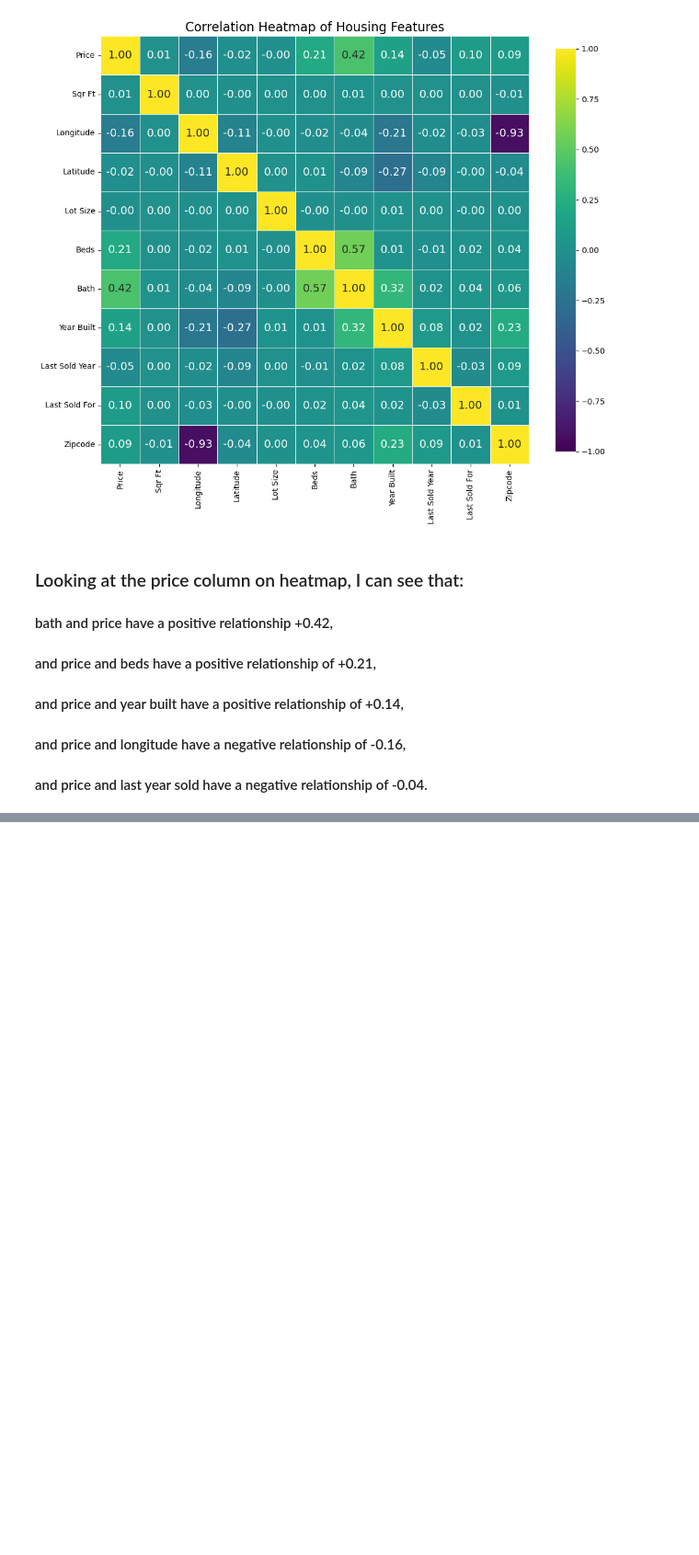
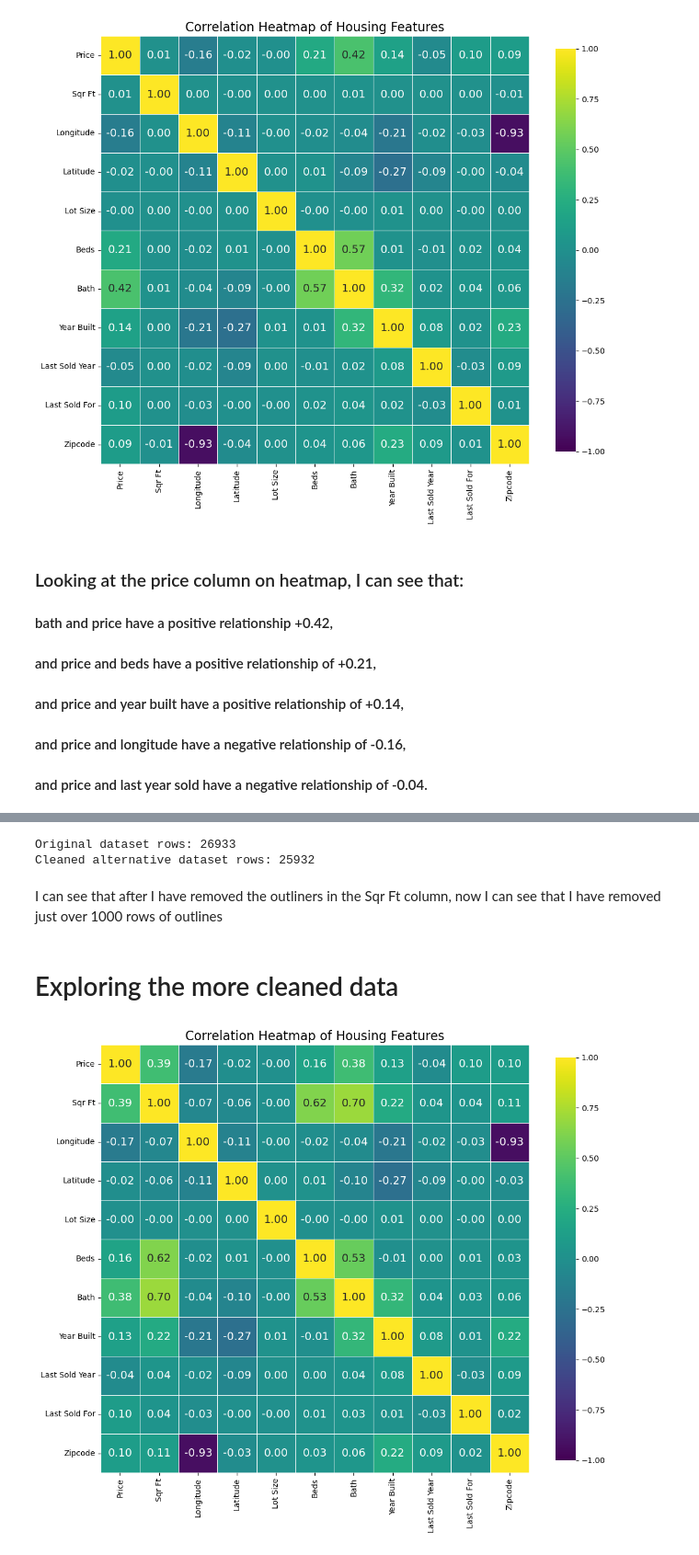
Before and after one commit to CSY2082-2425/House-Price-Prediction-Market-Segmentation, a Jupyter notebook: As1mainAssignment.ipynb, the cells around one changed output, grey strips where cells are left out. Shown at 92% size. Saved outputs shown, nothing was run; the diff lists cells and outputs as text; code cells hidden in the pictures; blank space fills up the shorter version.

```diff
--- a/As1mainAssignment.ipynb
+++ b/As1mainAssignment.ipynb
@@ -338,0 +404,29 @@ Based on the correlation heatmap on the filtered data, where data have been clea
+# %%
+#selectign a string and assigning it to the variable Sqr_Ft
+Sqr_Ft = ['Sqr Ft']
+
+#creating a function for applying IQR method to Sqr Ft
+def apply_iqr_filter(housePrice_More_cleaned, Sqr_Ft):
+    #removing Outliers using the IQR Method for Price. startign first by calculating the upper and lower Quartiles
+    Q1 = housePrice_More_cleaned[Sqr_Ft].quantile(0.25)
+    Q3 = housePrice_More_cleaned[Sqr_Ft].quantile(0.75)
+    #calucating the Interquartile range
+    IQR = Q3 - Q1
+
+    #defining the bounds according to the standard statistical threshold (1.5 * IQR is the standard statistical threshold)
+    lower_bound = Q1 - 1.5 * IQR
+    upper_bound = Q3 + 1.5 * IQR
+
+    #returning a filtered data keeping only the rows within the bounds
+    return housePrice_More_cleaned[(housePrice_More_cleaned[Sqr_Ft] >= lower_bound) & (housePrice_More_cleaned[Sqr_Ft] <= upper_bound)]
+
+housePrice_More_cleaned = apply_iqr_filter(housePrice_More_cleaned, 'Sqr Ft')
+
+#checing how many extreme outliers were removed
+print(f"Original dataset rows: {len(houseprice_filtered)}")
+print(f"Cleaned alternative dataset rows: {len(housePrice_More_cleaned)}")
+# %% [output]
+Original dataset rows: 26933
+Cleaned alternative dataset rows: 25932
+# %% [markdown]
+I can see that after I have removed the outliners in the Sqr Ft column, now I can see that I have removed just over 1000 rows of outlines
@@ -338,0 +436,24 @@ Based on the correlation heatmap on the filtered data, where data have been clea
+# %% [markdown]
+# Exploring the more cleaned data
+# %%
+#selecting the numerical columns
+numerical_cols = housePrice_More_cleaned.select_dtypes(include=[np.number]).columns
+
+#calculating the correlation matrix
+corr_matrix = housePrice_More_cleaned[numerical_cols].corr()
+
+#creating a geometric mask to hide the top right triangle, and that's to remove duplicate data
+
+#setting up the figure size
+plt.figure(figsize=(11, 10))
+
+#drawing the heatmap
+sns.heatmap(corr_matrix, cmap='viridis', vmax=1.0, vmin=-1.0, center=0, square=True, linewidths=.5, annot=True, fmt='.2f', cbar_kws={"shrink": .8})
+
+plt.title('Correlation Heatmap of Housing Features', fontsize=16)
+#saving the figure using the save_fig function
+save_fig("correlation_heatmap_filteredData")
+#displaying the plot
+plt.show()
+# %% [output]
+[figure, added]
```
Also changed, not shown: parts of 25 cells of this notebook, 4 other files.
